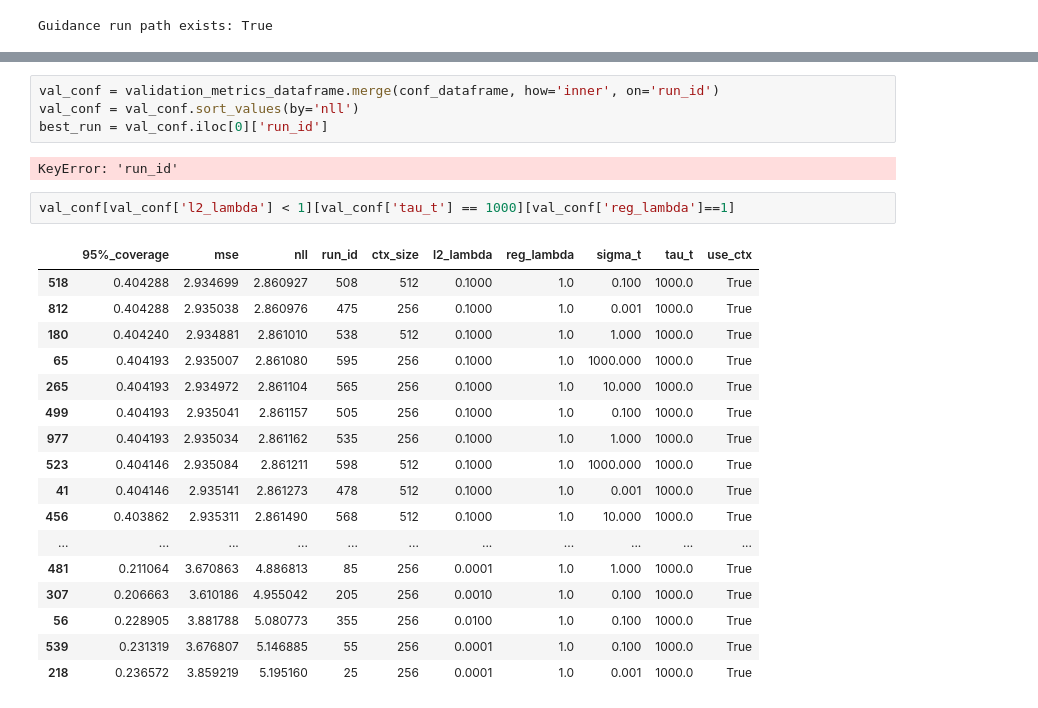
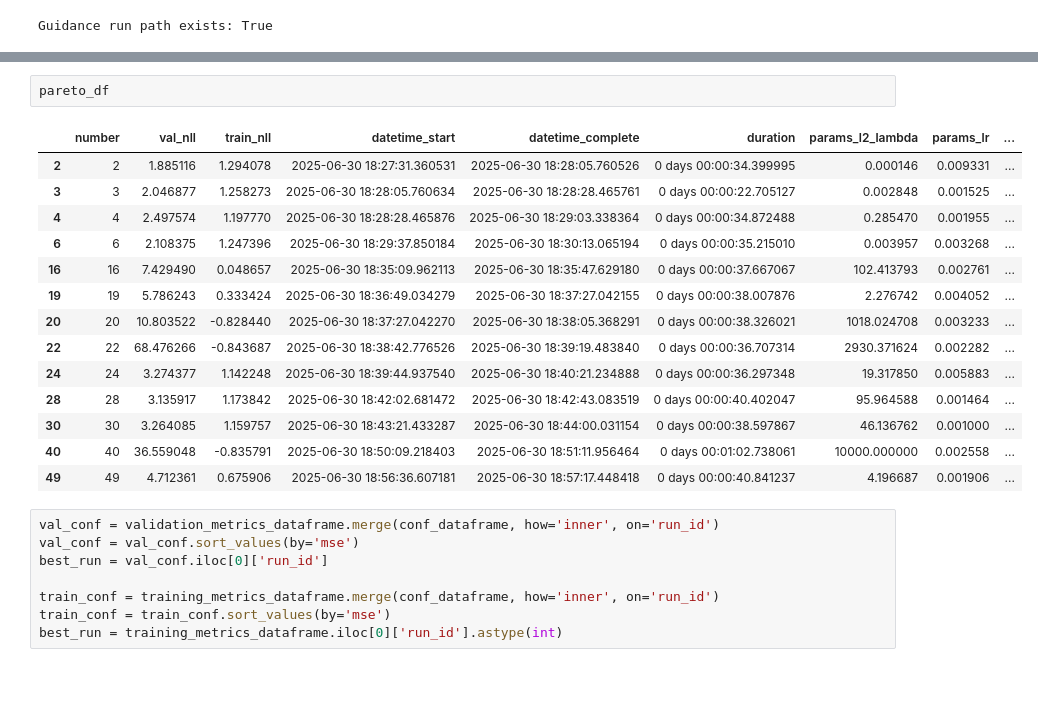
Before and after one commit to Detriatis/context-guided-diffusion, a Jupyter notebook: swiss_roll/data/data_exploration.ipynb, the cells around one changed output, grey strips where cells are left out. Cells and saved outputs as stored; diff of their text form; blank space fills up the shorter version.

```diff
--- a/swiss_roll/data/data_exploration.ipynb
+++ b/swiss_roll/data/data_exploration.ipynb
@@ -69,29 +102,28 @@ Guidance run path exists: True
+# %%
+pareto_df
+# %% [output]
+|  | number | val_nll | train_nll | datetime_start | datetime_complete | duration | params_l2_lambda | params_lr | ... |
+| 2 | 2 | 1.885116 | 1.294078 | 2025-06-30 18:27:31.360531 | 2025-06-30 18:28:05.760526 | 0 days 00:00:34.399995 | 0.000146 | 0.009331 | ... |
+| 3 | 3 | 2.046877 | 1.258273 | 2025-06-30 18:28:05.760634 | 2025-06-30 18:28:28.465761 | 0 days 00:00:22.705127 | 0.002848 | 0.001525 | ... |
+| 4 | 4 | 2.497574 | 1.197770 | 2025-06-30 18:28:28.465876 | 2025-06-30 18:29:03.338364 | 0 days 00:00:34.872488 | 0.285470 | 0.001955 | ... |
+| 6 | 6 | 2.108375 | 1.247396 | 2025-06-30 18:29:37.850184 | 2025-06-30 18:30:13.065194 | 0 days 00:00:35.215010 | 0.003957 | 0.003268 | ... |
+| 16 | 16 | 7.429490 | 0.048657 | 2025-06-30 18:35:09.962113 | 2025-06-30 18:35:47.629180 | 0 days 00:00:37.667067 | 102.413793 | 0.002761 | ... |
+| 19 | 19 | 5.786243 | 0.333424 | 2025-06-30 18:36:49.034279 | 2025-06-30 18:37:27.042155 | 0 days 00:00:38.007876 | 2.276742 | 0.004052 | ... |
+| 20 | 20 | 10.803522 | -0.828440 | 2025-06-30 18:37:27.042270 | 2025-06-30 18:38:05.368291 | 0 days 00:00:38.326021 | 1018.024708 | 0.003233 | ... |
+| 22 | 22 | 68.476266 | -0.843687 | 2025-06-30 18:38:42.776526 | 2025-06-30 18:39:19.483840 | 0 days 00:00:36.707314 | 2930.371624 | 0.002282 | ... |
+| 24 | 24 | 3.274377 | 1.142248 | 2025-06-30 18:39:44.937540 | 2025-06-30 18:40:21.234888 | 0 days 00:00:36.297348 | 19.317850 | 0.005883 | ... |
+| 28 | 28 | 3.135917 | 1.173842 | 2025-06-30 18:42:02.681472 | 2025-06-30 18:42:43.083519 | 0 days 00:00:40.402047 | 95.964588 | 0.001464 | ... |
+| 30 | 30 | 3.264085 | 1.159757 | 2025-06-30 18:43:21.433287 | 2025-06-30 18:44:00.031154 | 0 days 00:00:38.597867 | 46.136762 | 0.001000 | ... |
+| 40 | 40 | 36.559048 | -0.835791 | 2025-06-30 18:50:09.218403 | 2025-06-30 18:51:11.956464 | 0 days 00:01:02.738061 | 10000.000000 | 0.002558 | ... |
+| 49 | 49 | 4.712361 | 0.675906 | 2025-06-30 18:56:36.607181 | 2025-06-30 18:57:17.448418 | 0 days 00:00:40.841237 | 4.196687 | 0.001906 | ... |
 # %%
 val_conf = validation_metrics_dataframe.merge(conf_dataframe, how='inner', on='run_id')
-val_conf = val_conf.sort_values(by='nll')
+val_conf = val_conf.sort_values(by='mse')
 best_run = val_conf.iloc[0]['run_id']
+
+train_conf = training_metrics_dataframe.merge(conf_dataframe, how='inner', on='run_id')
+train_conf = train_conf.sort_values(by='mse')
+best_run = training_metrics_dataframe.iloc[0]['run_id'].astype(int)
-# %% [output]
-KeyError: 'run_id'
-# %%
-val_conf[val_conf['l2_lambda'] < 1][val_conf['tau_t'] == 1000][val_conf['reg_lambda']==1]
-# %% [output]
-|  | 95%_coverage | mse | nll | run_id | ctx_size | l2_lambda | reg_lambda | sigma_t | tau_t | use_ctx |
-| 518 | 0.404288 | 2.934699 | 2.860927 | 508 | 512 | 0.1000 | 1.0 | 0.100 | 1000.0 | True |
-| 812 | 0.404288 | 2.935038 | 2.860976 | 475 | 256 | 0.1000 | 1.0 | 0.001 | 1000.0 | True |
-| 180 | 0.404240 | 2.934881 | 2.861010 | 538 | 512 | 0.1000 | 1.0 | 1.000 | 1000.0 | True |
-| 65 | 0.404193 | 2.935007 | 2.861080 | 595 | 256 | 0.1000 | 1.0 | 1000.000 | 1000.0 | True |
-| 265 | 0.404193 | 2.934972 | 2.861104 | 565 | 256 | 0.1000 | 1.0 | 10.000 | 1000.0 | True |
-| 499 | 0.404193 | 2.935041 | 2.861157 | 505 | 256 | 0.1000 | 1.0 | 0.100 | 1000.0 | True |
-| 977 | 0.404193 | 2.935034 | 2.861162 | 535 | 256 | 0.1000 | 1.0 | 1.000 | 1000.0 | True |
-| 523 | 0.404146 | 2.935084 | 2.861211 | 598 | 512 | 0.1000 | 1.0 | 1000.000 | 1000.0 | True |
-| 41 | 0.404146 | 2.935141 | 2.861273 | 478 | 512 | 0.1000 | 1.0 | 0.001 | 1000.0 | True |
-| 456 | 0.403862 | 2.935311 | 2.861490 | 568 | 512 | 0.1000 | 1.0 | 10.000 | 1000.0 | True |
-| ... | ... | ... | ... | ... | ... | ... | ... | ... | ... | ... |
-| 481 | 0.211064 | 3.670863 | 4.886813 | 85 | 256 | 0.0001 | 1.0 | 1.000 | 1000.0 | True |
-| 307 | 0.206663 | 3.610186 | 4.955042 | 205 | 256 | 0.0010 | 1.0 | 0.100 | 1000.0 | True |
-| 56 | 0.228905 | 3.881788 | 5.080773 | 355 | 256 | 0.0100 | 1.0 | 0.100 | 1000.0 | True |
-| 539 | 0.231319 | 3.676807 | 5.146885 | 55 | 256 | 0.0001 | 1.0 | 0.100 | 1000.0 | True |
-| 218 | 0.236572 | 3.859219 | 5.195160 | 25 | 256 | 0.0001 | 1.0 | 0.001 | 1000.0 | True |
 # %%
 import torch
 import numpy as np
```
Also changed, not shown: parts of 8 cells of this notebook, 9 other files.
